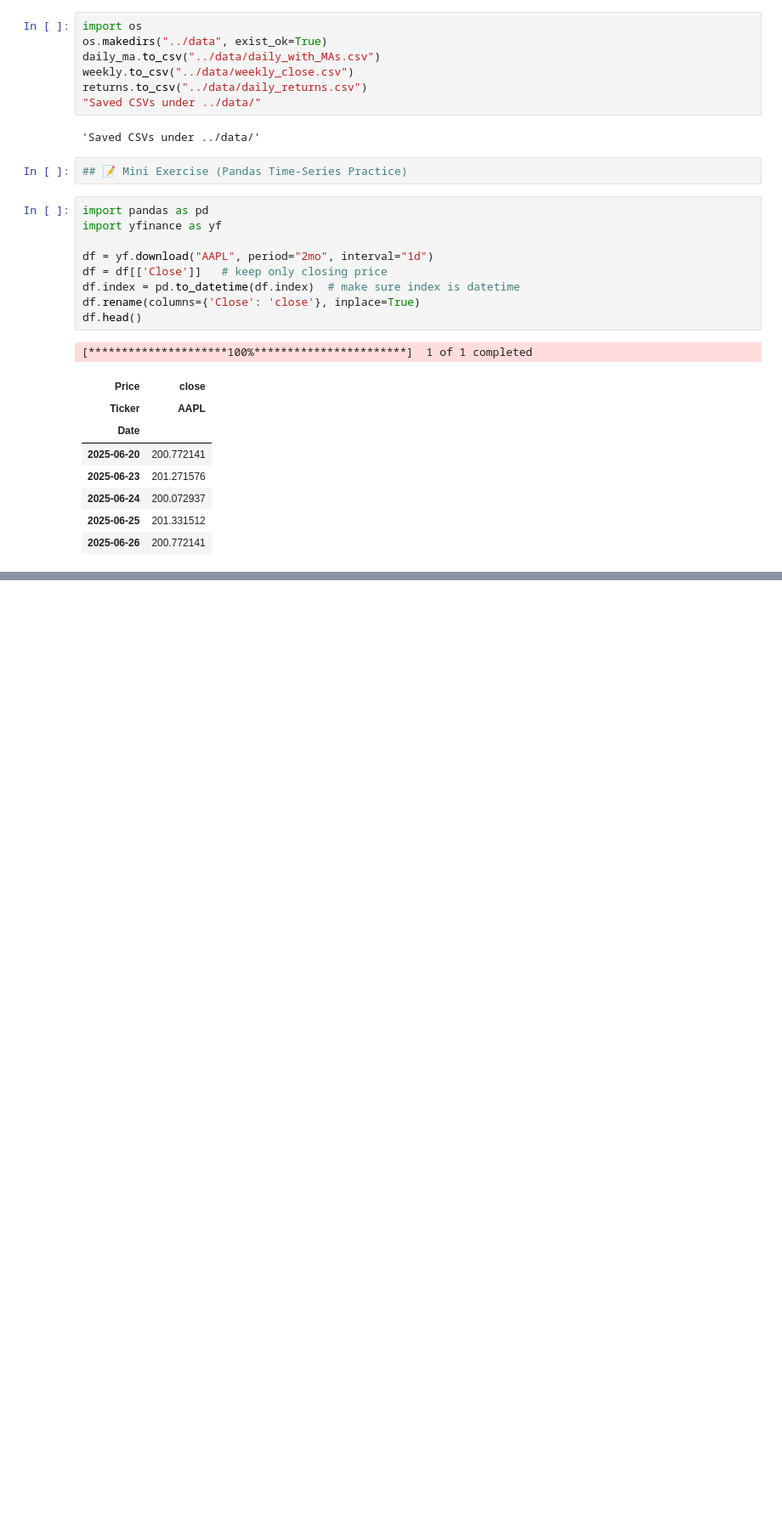
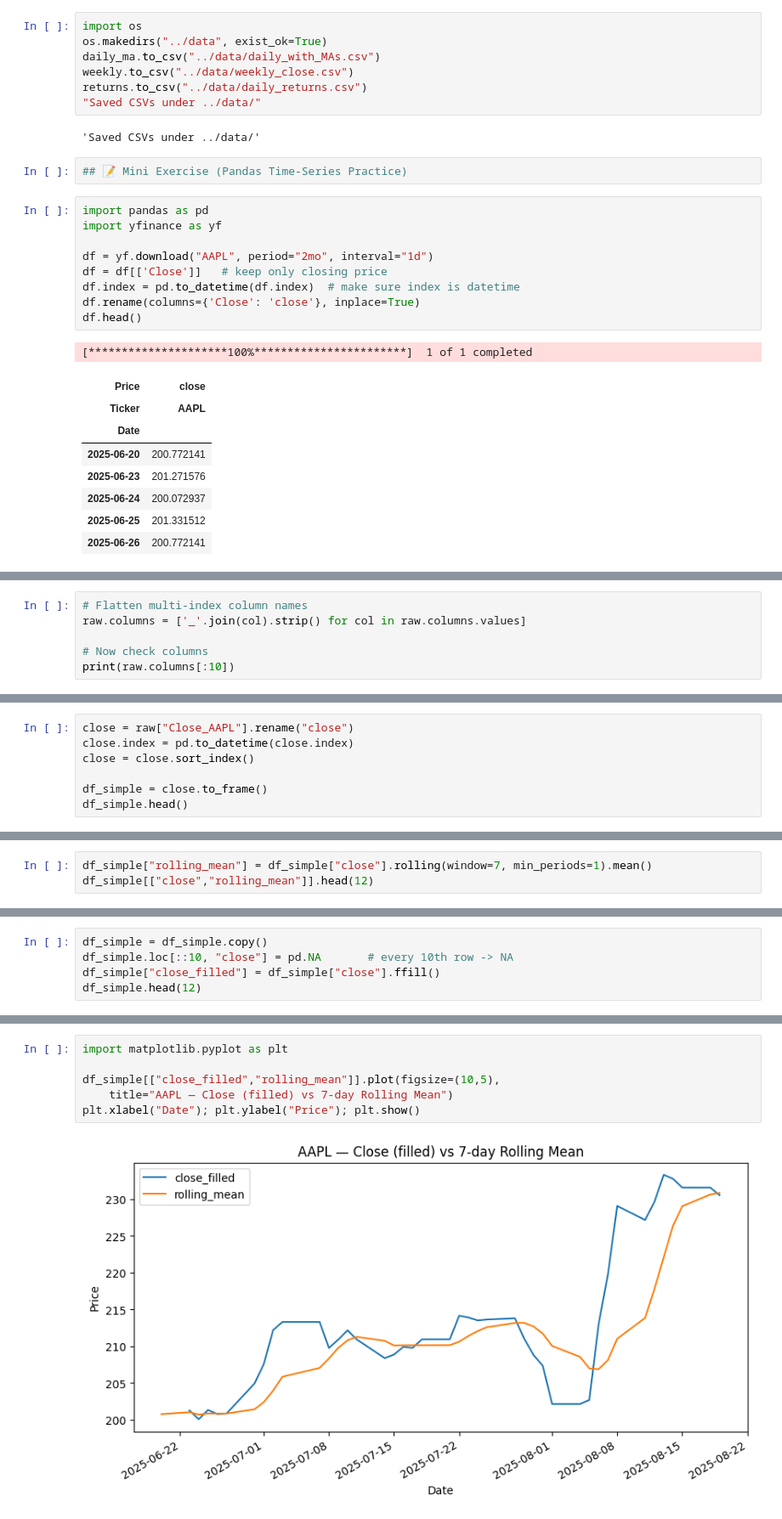
Before and after one commit to egebayazit/de-learning-lab, a Jupyter notebook: notebooks/pandas_timeseries_2025-08-19.ipynb, the cells around one changed output, grey strips where cells are left out. Shown: that part at 85% size. Drawn from its saved outputs; the diff is of its cells as text; blank space fills up the shorter version.

```diff
--- a/notebooks/pandas_timeseries_2025-08-19.ipynb
+++ b/notebooks/pandas_timeseries_2025-08-19.ipynb
@@ -372,0 +434,6 @@ AttributeError: 'DataFrame' object has no attribute 'weekly_avg'
+# %%
+# Flatten multi-index column names
+raw.columns = ['_'.join(col).strip() for col in raw.columns.values]
+
+# Now check columns
+print(raw.columns[:10])
@@ -372,0 +442,7 @@ AttributeError: 'DataFrame' object has no attribute 'weekly_avg'
+# %%
+close = raw["Close_AAPL"].rename("close")
+close.index = pd.to_datetime(close.index)
+close = close.sort_index()
+
+df_simple = close.to_frame()
+df_simple.head()
@@ -372,0 +457,3 @@ AttributeError: 'DataFrame' object has no attribute 'weekly_avg'
+# %%
+df_simple["rolling_mean"] = df_simple["close"].rolling(window=7, min_periods=1).mean()
+df_simple[["close","rolling_mean"]].head(12)
@@ -372,0 +475,5 @@ AttributeError: 'DataFrame' object has no attribute 'weekly_avg'
+# %%
+df_simple = df_simple.copy()
+df_simple.loc[::10, "close"] = pd.NA       # every 10th row -> NA
+df_simple["close_filled"] = df_simple["close"].ffill()
+df_simple.head(12)
@@ -372,0 +506,8 @@ AttributeError: 'DataFrame' object has no attribute 'weekly_avg'
+# %%
+import matplotlib.pyplot as plt
+
+df_simple[["close_filled","rolling_mean"]].plot(figsize=(10,5),
+    title="AAPL — Close (filled) vs 7-day Rolling Mean")
+plt.xlabel("Date"); plt.ylabel("Price"); plt.show()
+# %% [output]
+[figure, added]
```
Also changed, not shown: parts of 10 cells of this notebook.
